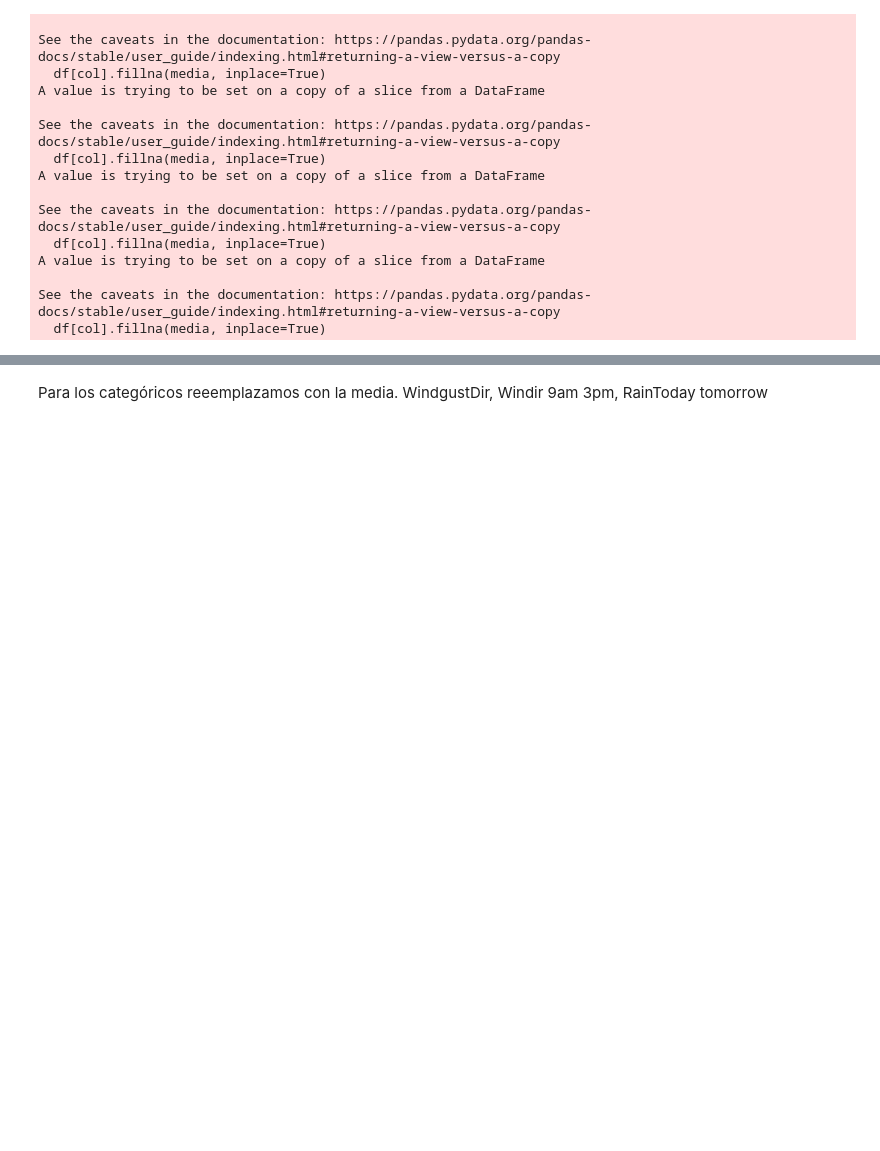
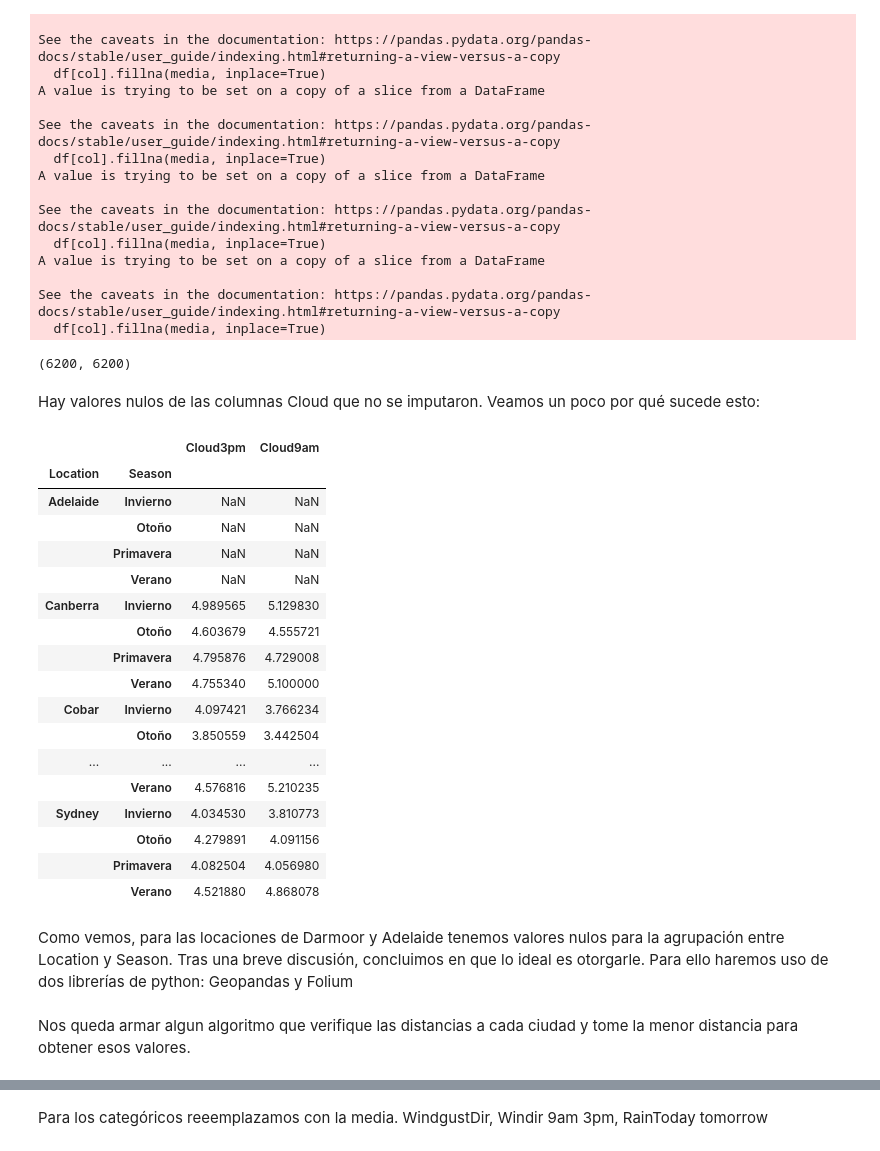
Before and after one commit to MateoGraviFiorino/AA1-TUIA-GraviFiorino-Gauto, a Jupyter notebook: AA1-TUIA-GraviFiorino-Gauto.ipynb, the cells around one changed output, grey strips where cells are left out. Drawn from its saved outputs; the diff is of its cells as text; code cells hidden in the pictures; blank space fills up the shorter version.

Commit message:
Solucion del tema de los nulos de Cloud9am y Cloud3pm

```diff
--- a/AA1-TUIA-GraviFiorino-Gauto.ipynb
+++ b/AA1-TUIA-GraviFiorino-Gauto.ipynb
@@ -249,3 +270,34 @@ A value is trying to be set on a copy of a slice from a DataFrame
 
 See the caveats in the documentation: https://pandas.pydata.org/pandas-docs/stable/user_guide/indexing.html#returning-a-view-versus-a-copy
   df[col].fillna(media, inplace=True)
+# %%
+df['Cloud9am'].isnull().sum(), df['Cloud3pm'].isnull().sum()
+# %% [output]
+(6200, 6200)
+# %% [markdown]
+Hay valores nulos de las columnas Cloud que no se imputaron. Veamos un poco por qué sucede esto:
+# %%
+df[['Location','Season','Cloud3pm','Cloud9am']].groupby(['Location', 'Season']).mean()
+# %% [output]
+|  |  | Cloud3pm | Cloud9am |
+| Location | Season |  |  |
+| Adelaide | Invierno | NaN | NaN |
+|  | Otoño | NaN | NaN |
+|  | Primavera | NaN | NaN |
+|  | Verano | NaN | NaN |
+| Canberra | Invierno | 4.989565 | 5.129830 |
+|  | Otoño | 4.603679 | 4.555721 |
+|  | Primavera | 4.795876 | 4.729008 |
+|  | Verano | 4.755340 | 5.100000 |
+| Cobar | Invierno | 4.097421 | 3.766234 |
+|  | Otoño | 3.850559 | 3.442504 |
+| ... | ... | ... | ... |
+|  | Verano | 4.576816 | 5.210235 |
+| Sydney | Invierno | 4.034530 | 3.810773 |
+|  | Otoño | 4.279891 | 4.091156 |
+|  | Primavera | 4.082504 | 4.056980 |
+|  | Verano | 4.521880 | 4.868078 |
+# %% [markdown]
+Como vemos, para las locaciones de Darmoor y Adelaide tenemos valores nulos para la agrupación entre Location y Season.
+Tras una breve discusión, concluimos en que lo ideal es otorgarle.
+Para ello haremos uso de dos librerías de python: Geopandas y Folium
@@ -251,0 +328,2 @@ See the caveats in the documentation: https://pandas.pydata.org/pandas-docs/stab
+# %% [markdown]
+Nos queda armar algun algoritmo que verifique las distancias a cada ciudad y tome la menor distancia para obtener esos valores.
```
Also changed, not shown: parts of 31 cells of this notebook.
